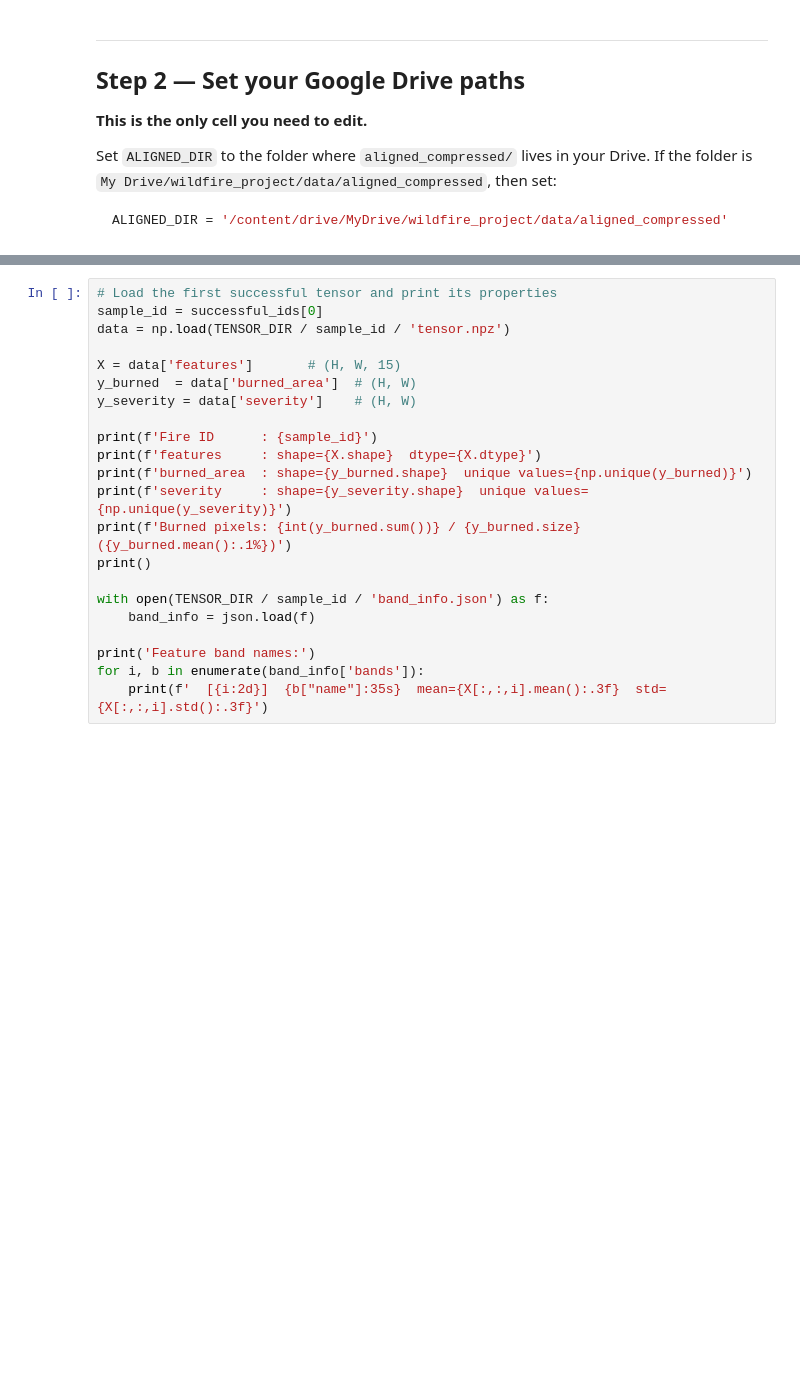
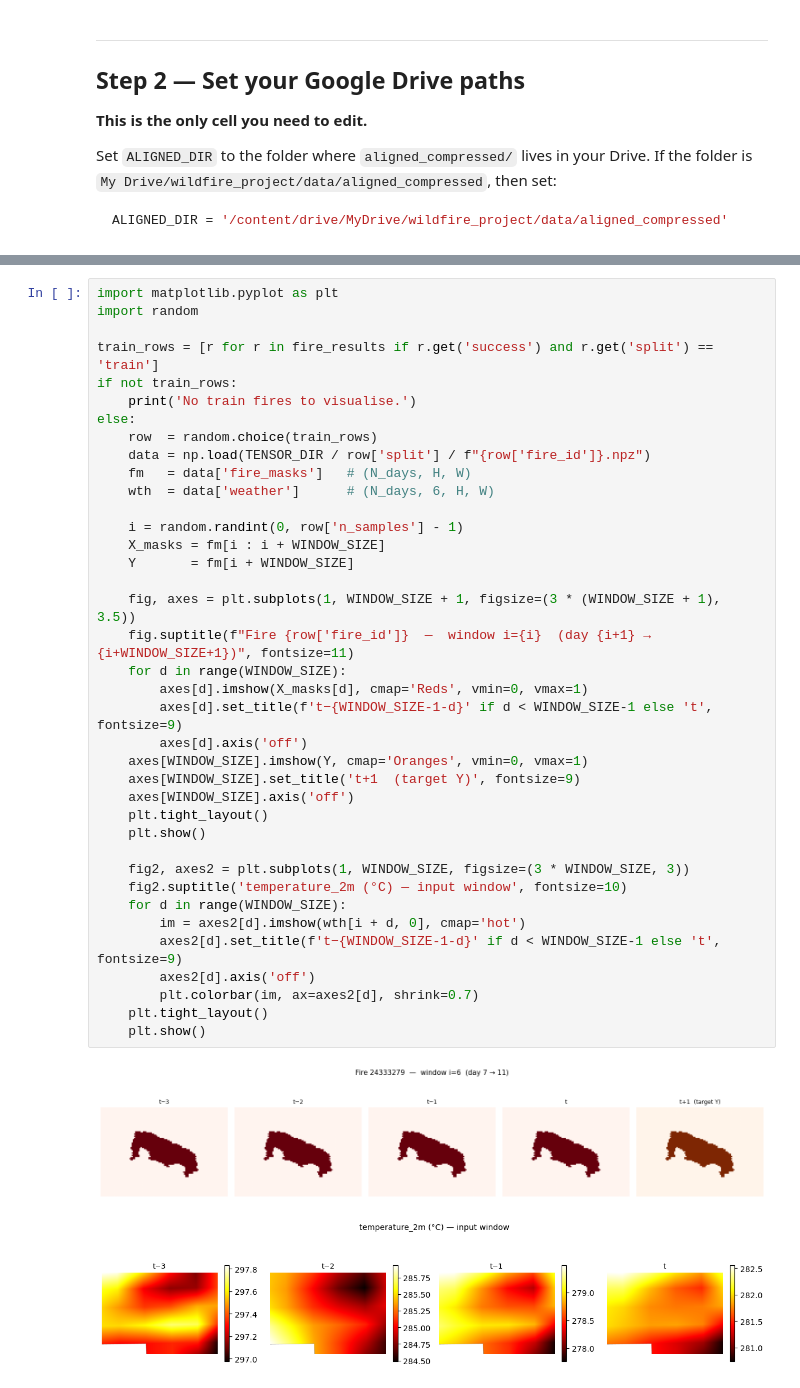
Before and after one commit to ngtdat9/wildfire-burned-area-regression, a Jupyter notebook: notebooks/03_phase4_tensor_export_colab.ipynb, the cells around one changed output, grey strips where cells are left out. Drawn from its saved outputs; the diff is of its cells as text; blank space fills up the shorter version.

```diff
--- a/notebooks/03_phase4_tensor_export_colab.ipynb
+++ b/notebooks/03_phase4_tensor_export_colab.ipynb
@@ -374,24 +604,43 @@ print('  train.txt, val.txt, test.txt, splits.json')
 # %%
-# Load the first successful tensor and print its properties
-sample_id = successful_ids[0]
-data = np.load(TENSOR_DIR / sample_id / 'tensor.npz')
+import matplotlib.pyplot as plt
+import random
 
-X = data['features']       # (H, W, 15)
-y_burned  = data['burned_area']  # (H, W)
-y_severity = data['severity']    # (H, W)
+train_rows = [r for r in fire_results if r.get('success') and r.get('split') == 'train']
+if not train_rows:
+    print('No train fires to visualise.')
+else:
+    row  = random.choice(train_rows)
+    data = np.load(TENSOR_DIR / row['split'] / f"{row['fire_id']}.npz")
+    fm   = data['fire_masks']   # (N_days, H, W)
+    wth  = data['weather']      # (N_days, 6, H, W)
 
-print(f'Fire ID      : {sample_id}')
-print(f'features     : shape={X.shape}  dtype={X.dtype}')
-print(f'burned_area  : shape={y_burned.shape}  unique values={np.unique(y_burned)}')
-print(f'severity     : shape={y_severity.shape}  unique values={np.unique(y_severity)}')
-print(f'Burned pixels: {int(y_burned.sum())} / {y_burned.size}  ({y_burned.mean():.1%})')
-print()
+    i = random.randint(0, row['n_samples'] - 1)
+    X_masks = fm[i : i + WINDOW_SIZE]
+    Y       = fm[i + WINDOW_SIZE]
 
-with open(TENSOR_DIR / sample_id / 'band_info.json') as f:
-    band_info = json.load(f)
+    fig, axes = plt.subplots(1, WINDOW_SIZE + 1, figsize=(3 * (WINDOW_SIZE + 1), 3.5))
+    fig.suptitle(f"Fire {row['fire_id']}  —  window i={i}  (day {i+1} → {i+WINDOW_SIZE+1})", fontsize=11)
+    for d in range(WINDOW_SIZE):
+        axes[d].imshow(X_masks[d], cmap='Reds', vmin=0, vmax=1)
+        axes[d].set_title(f't−{WINDOW_SIZE-1-d}' if d < WINDOW_SIZE-1 else 't', fontsize=9)
+        axes[d].axis('off')
+    axes[WINDOW_SIZE].imshow(Y, cmap='Oranges', vmin=0, vmax=1)
+    axes[WINDOW_SIZE].set_title('t+1  (target Y)', fontsize=9)
+    axes[WINDOW_SIZE].axis('off')
+    plt.tight_layout()
+    plt.show()
 
-print('Feature band names:')
-for i, b in enumerate(band_info['bands']):
-    print(f'  [{i:2d}]  {b["name"]:35s}  mean={X[:,:,i].mean():.3f}  std={X[:,:,i].std():.3f}')
+    fig2, axes2 = plt.subplots(1, WINDOW_SIZE, figsize=(3 * WINDOW_SIZE, 3))
+    fig2.suptitle('temperature_2m (°C) — input window', fontsize=10)
+    for d in range(WINDOW_SIZE):
+        im = axes2[d].imshow(wth[i + d, 0], cmap='hot')
+        axes2[d].set_title(f't−{WINDOW_SIZE-1-d}' if d < WINDOW_SIZE-1 else 't', fontsize=9)
+        axes2[d].axis('off')
+        plt.colorbar(im, ax=axes2[d], shrink=0.7)
+    plt.tight_layout()
+    plt.show()
+# %% [output]
+[figure, added]
+[figure, added]
 # %% [markdown]
 ---
```
Also changed, not shown: parts of 21 cells of this notebook, 1 other file.
